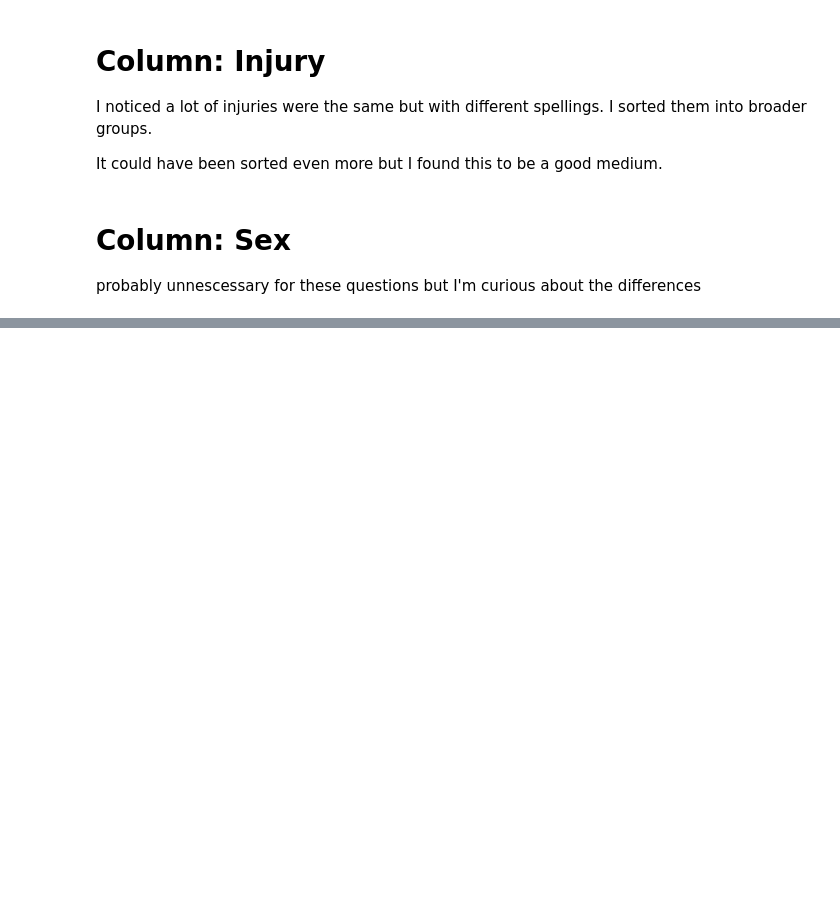
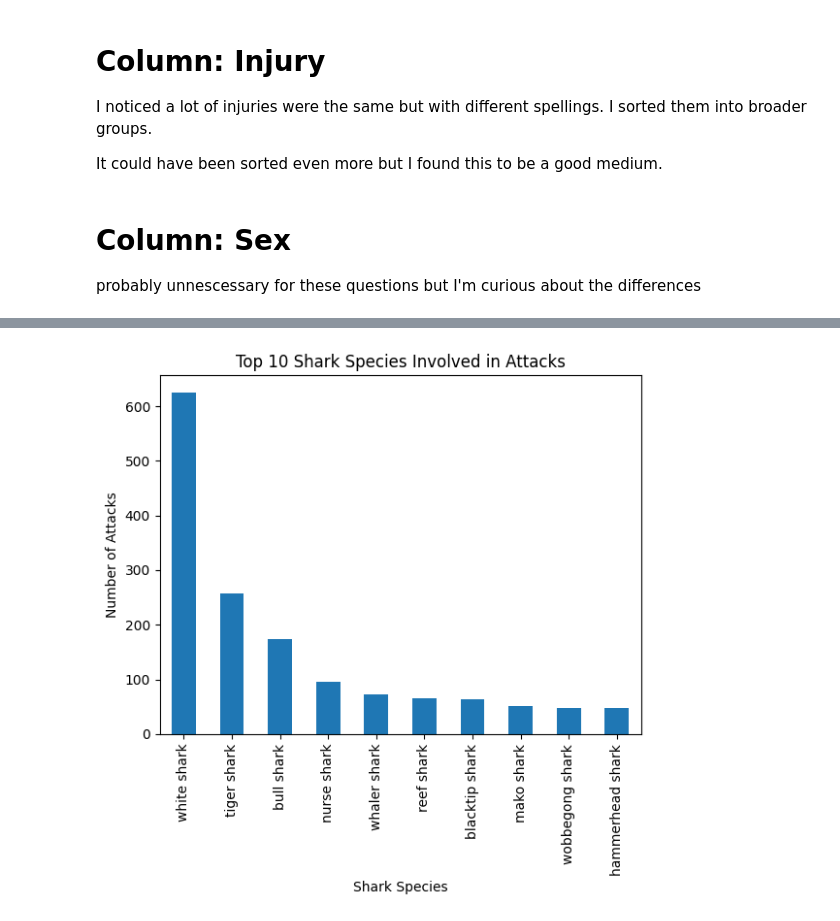
Before and after one commit to MevrouwHelderder/Assignments, a Jupyter notebook: Assignment_Shark_Attack.ipynb, the cells around one changed output, grey strips where cells are left out. Cells and saved outputs as stored; diff of their text form; code cells hidden in the pictures; blank space fills up the shorter version.

```diff
--- a/Assignment_Shark_Attack.ipynb
+++ b/Assignment_Shark_Attack.ipynb
@@ -683,0 +777,13 @@ attacks_clean
+# %%
+
+# Amount of attacks per species
+
+top_total_attacks.plot.bar()
+
+plt.title("Top 10 Shark Species Involved in Attacks")
+plt.xlabel("Shark Species")
+plt.ylabel("Number of Attacks")
+
+plt.show()
+# %% [output]
+[figure, added]
```
Also changed, not shown: parts of 38 cells of this notebook.
